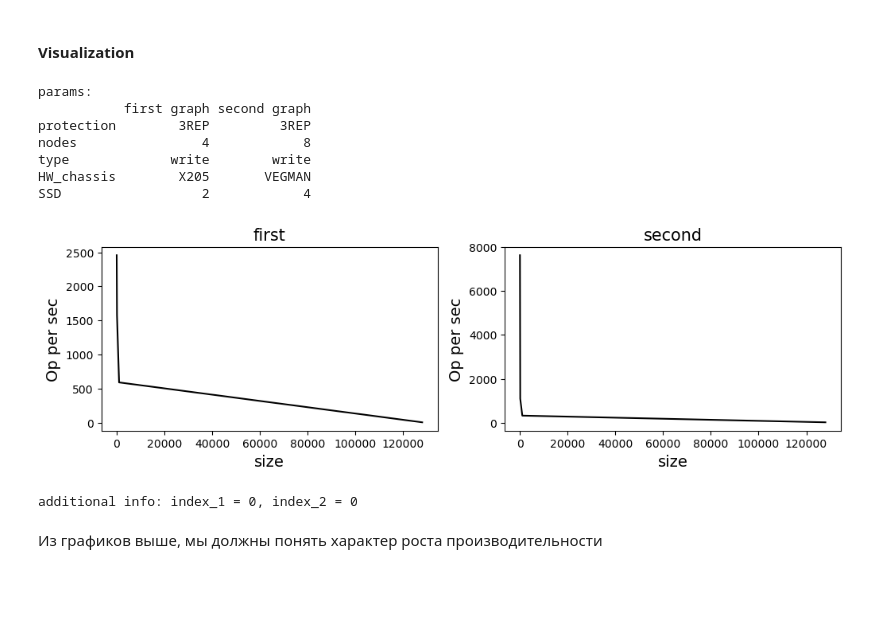
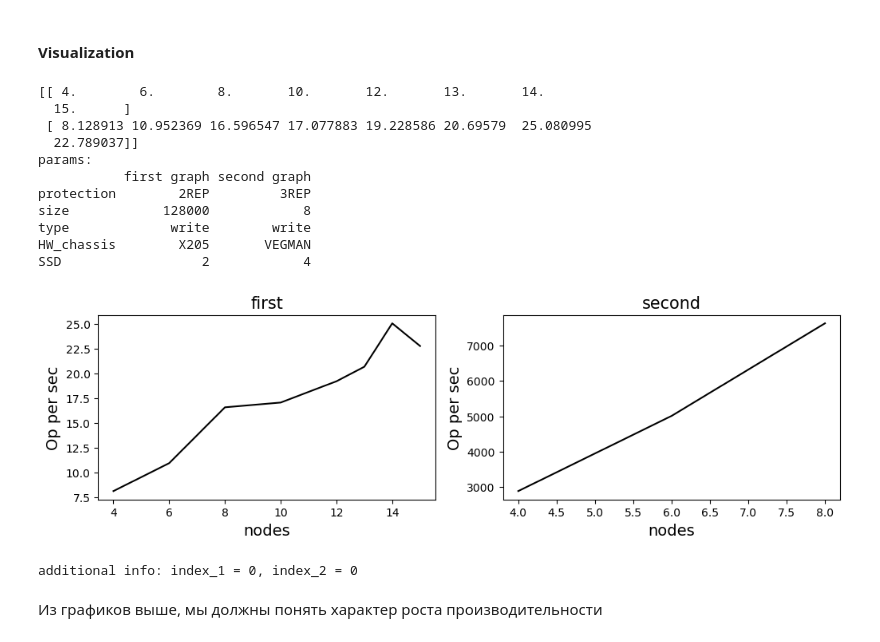
Before and after one commit to Sziringowski/SDS-modelling, a Jupyter notebook: Main.ipynb, the cells around one changed output. Saved outputs shown, nothing was run; the diff lists cells and outputs as text; code cells hidden in the pictures; blank space fills up the shorter version.

```diff
--- a/Main.ipynb
+++ b/Main.ipynb
@@ -66,7 +66,7 @@ folder_path = 'Correct sizes'  # Path of raw data
 # %%
 doc = {
        'protection': ['2REP', '3REP', 'EC2.1'],  #cat. # maybe more types later
-       'size': [8, 128, 1e3, 128e3],  # cont.
+       'size': [8, 128, 1_000, 128_000],  # cont.
        'nodes': np.linspace(4, 16, 13, dtype = int),  # cont.
        'type': ['write', 'read'],  # cat.
        'HW_chassis': ['X205', 'VEGMAN'],  # cat.
@@ -683,7 +680,7 @@ sns.reset_orig()
 # %% [markdown]
 #### Visualization
 # %%
-parametr = 'size'
+parametr = 'nodes'
 '''
 It's an Ox' value
 (Oy always is a target value --- perfomance)
@@ -691,8 +688,8 @@ It's an Ox' value
 
 ### fix other params for detail searching (order as in documentation dictionary - it`s important)
 fix_params = {
-    'protection': '3REP',
-    'size': 8,
+    'protection': '2REP',
+    'size': 128000,
     'nodes': 4,
     'type': 'write',
     'HW_chassis': 'X205',
@@ -715,6 +712,8 @@ indeces = Counter([key[1] for key in list(Data.keys())])
 index_1 = random.choice(range(indeces[tuple(fix_params.values())]))
 index_2 = random.choice(range(indeces[tuple(fix_params_2.values())]))
 index_1 = 0; index_2 = 0  # надёжный вариант, комментим строку, если хотим рандома
+Data = cleaned_data_temp["data"]
+
 
 Z = np.array((
     [
@@ -738,37 +737,41 @@ plt.figure(figsize=(12, 3))
 
 plt.subplot(1, 2, 1)
 plt.xscale('linear')
 
 Z = Z[Z[:, 0].argsort()].T; W = W[W[:, 0].argsort()].T
-
+print(Z)
 graph_title = {key: {'first graph': fix_params[key], 'second graph': fix_params_2[key]} for key in list(doc.keys())}
 
 plt.plot(Z[0], Z[1],'k-', alpha = 1)
 graph_title.pop(parametr, None)
 print(f'params:\n{pd.DataFrame(graph_title).transpose()}')
 plt.title('first', fontsize=15)
 plt.xlabel(parametr, fontsize=14, color='k')
 plt.ylabel('Op per sec', fontsize=14, color='k')
 
 
 plt.subplot(1, 2, 2)
 plt.xscale('linear')
 plt.plot(W[0], W[1],'k-', alpha = 1)
 plt.title('second', fontsize=15)
 plt.xlabel(parametr, fontsize=14, color='k')
 plt.ylabel('Op per sec', fontsize=14, color='k')
 plt.show()
 
 print(f'additional info: index_1 = {index_1}, index_2 = {index_2}')
 # %% [output]
+[[ 4.        6.        8.       10.       12.       13.       14.
+  15.      ]
+ [ 8.128913 10.952369 16.596547 17.077883 19.228586 20.69579  25.080995
+  22.789037]]
 params:
            first graph second graph
-protection        3REP         3REP
-nodes                4            8
+protection        2REP         3REP
+size            128000            8
 type             write        write
 HW_chassis        X205       VEGMAN
 SSD                  2            4
-[figure, old version]
+[figure, new version]
 additional info: index_1 = 0, index_2 = 0
 # %% [markdown]
 Из графиков выше, мы должны понять характер роста производительности
```
Also changed, not shown: parts of 3 cells of this notebook, 2 other files.
